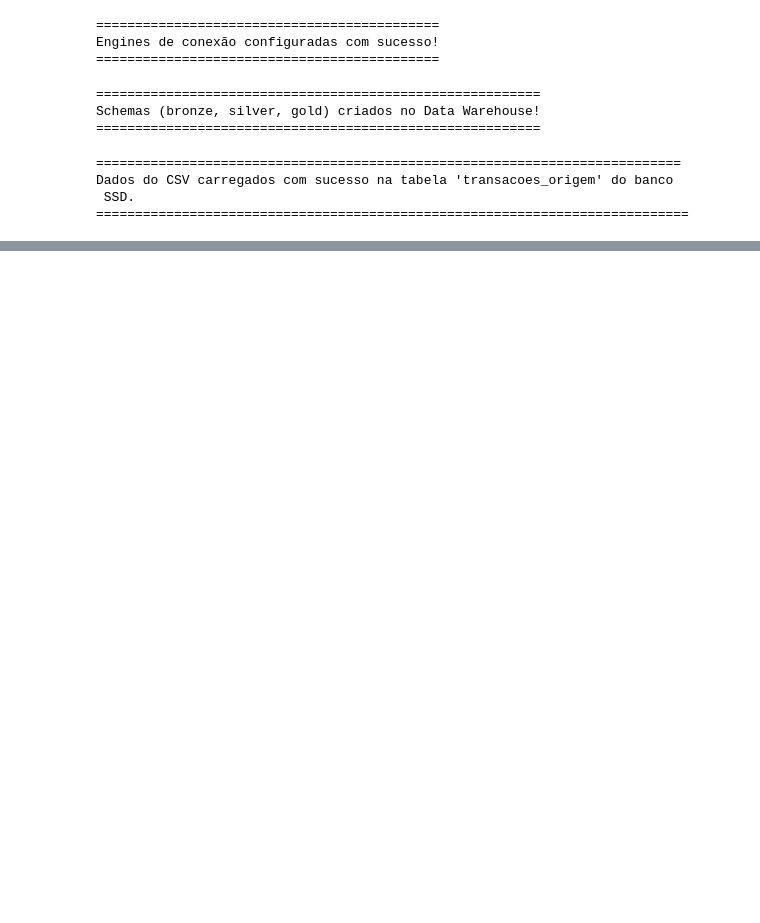
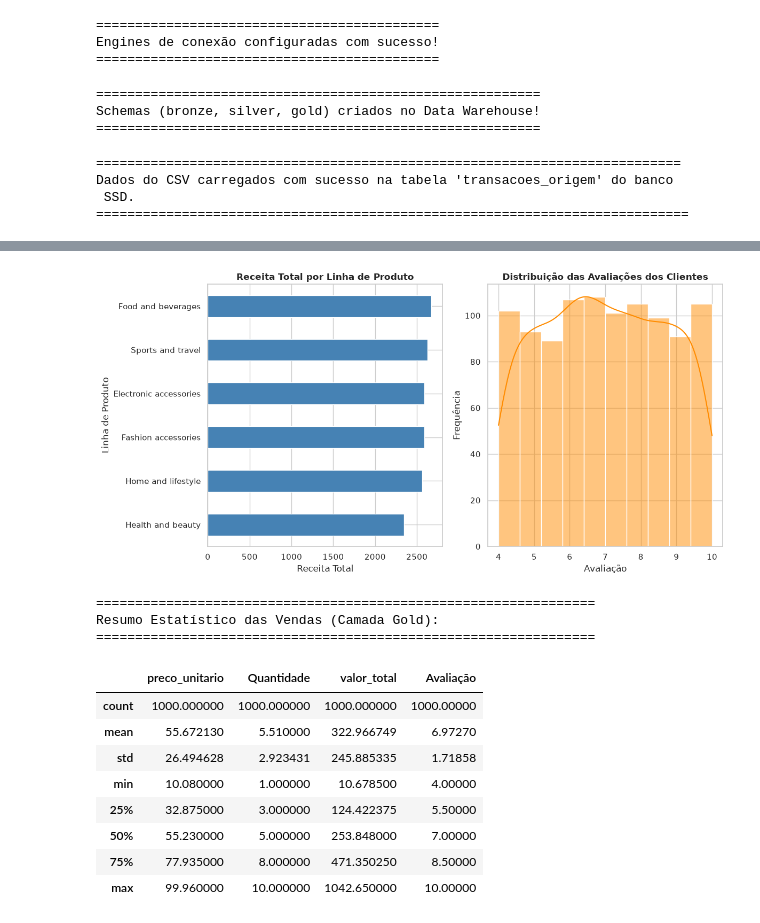
Before and after one commit to Fernandohb55/Projeto_avaliativo_modulo_1, a Jupyter notebook: projeto.ipynb, the cells around one changed output, grey strips where cells are left out. Cells and saved outputs as stored; diff of their text form; code cells hidden in the pictures; blank space fills up the shorter version.

```diff
--- a/projeto.ipynb
+++ b/projeto.ipynb
@@ -152,0 +519,62 @@ Dados movidos da origem para a camada Bronze (ssd_dw) com sucesso!
+# %%
+# ==========================================
+# FASE 4: Estatísticas e Visualizações (Gold)
+# ==========================================
+
+import matplotlib.pyplot as plt
+import pandas as pd
+import seaborn as sns
+
+# 1. Lê os dados agregados a partir da camada Gold
+df_resumo = pd.read_sql(
+    "SELECT * FROM gold.resumo_vendas_produto", con=engine_ssd_dw
+)
+df_fato = pd.read_sql("SELECT * FROM gold.fato_vendas", con=engine_ssd_dw)
+
+# 2. Configurações visuais dos gráficos
+sns.set_theme(style="whitegrid")
+plt.figure(figsize=(12, 6))
+
+# 3. Gráfico 1: Receita Total por Linha de Produto
+plt.subplot(1, 2, 1)
+top_produtos = (
+    df_resumo.groupby("linha_produto")["receita_total"]
+    .sum()
+    .sort_values(ascending=True)
+)
+top_produtos.plot(kind="barh", color="steelblue")
+plt.title("Receita Total por Linha de Produto", fontsize=12, fontweight="bold")
+plt.xlabel("Receita Total")
+plt.ylabel("Linha de Produto")
+
+# 4. Gráfico 2: Distribuição das Avaliações dos Clientes (Rating)
+plt.subplot(1, 2, 2)
+sns.histplot(
+    df_fato["Avaliação"], bins=10, kde=True, color="darkorange", discrete=False
+)
+plt.title("Distribuição das Avaliações dos Clientes", fontsize=12, fontweight="bold")
+plt.xlabel("Avaliação")
+plt.ylabel("Frequência")
+
+plt.tight_layout()
+plt.show()
+
+# Exibição de resumo estatístico básico no terminal
+print("================================================================")
+print("Resumo Estatístico das Vendas (Camada Gold):")
+print("================================================================")
+display(df_fato[["preco_unitario", "Quantidade", "valor_total", "Avaliação"]].describe())
+# %% [output]
+[figure, added]
+================================================================
+Resumo Estatístico das Vendas (Camada Gold):
+================================================================
+|  | preco_unitario | Quantidade | valor_total | Avaliação |
+| count | 1000.000000 | 1000.000000 | 1000.000000 | 1000.00000 |
+| mean | 55.672130 | 5.510000 | 322.966749 | 6.97270 |
+| std | 26.494628 | 2.923431 | 245.885335 | 1.71858 |
+| min | 10.080000 | 1.000000 | 10.678500 | 4.00000 |
+| 25% | 32.875000 | 3.000000 | 124.422375 | 5.50000 |
+| 50% | 55.230000 | 5.000000 | 253.848000 | 7.00000 |
+| 75% | 77.935000 | 8.000000 | 471.350250 | 8.50000 |
+| max | 99.960000 | 10.000000 | 1042.650000 | 10.00000 |
```
Also changed, not shown: parts of 28 cells of this notebook, 1 other file.
